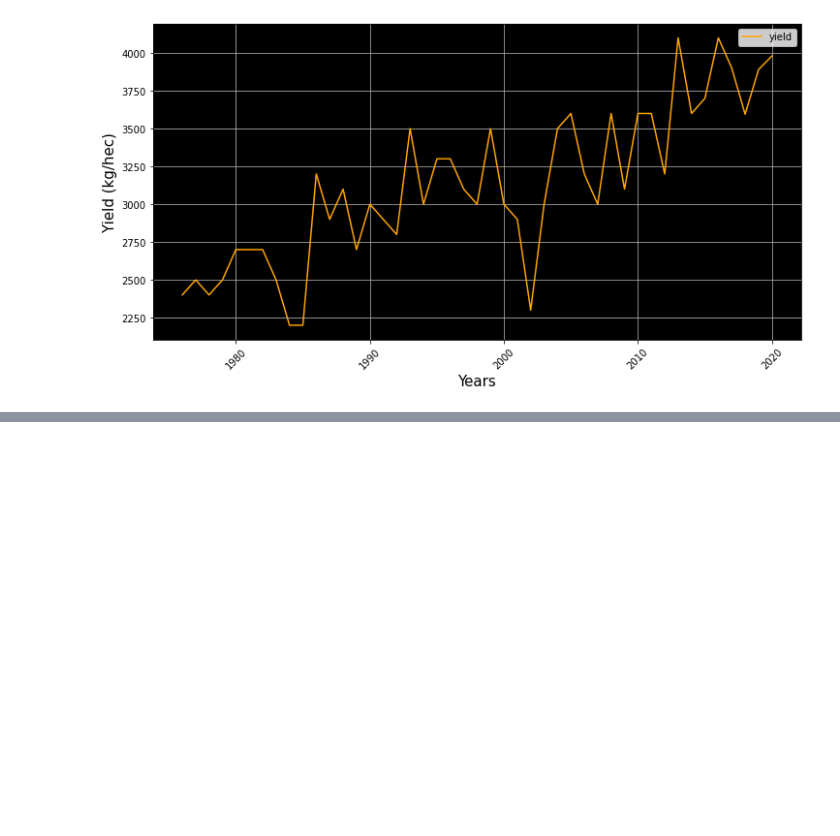
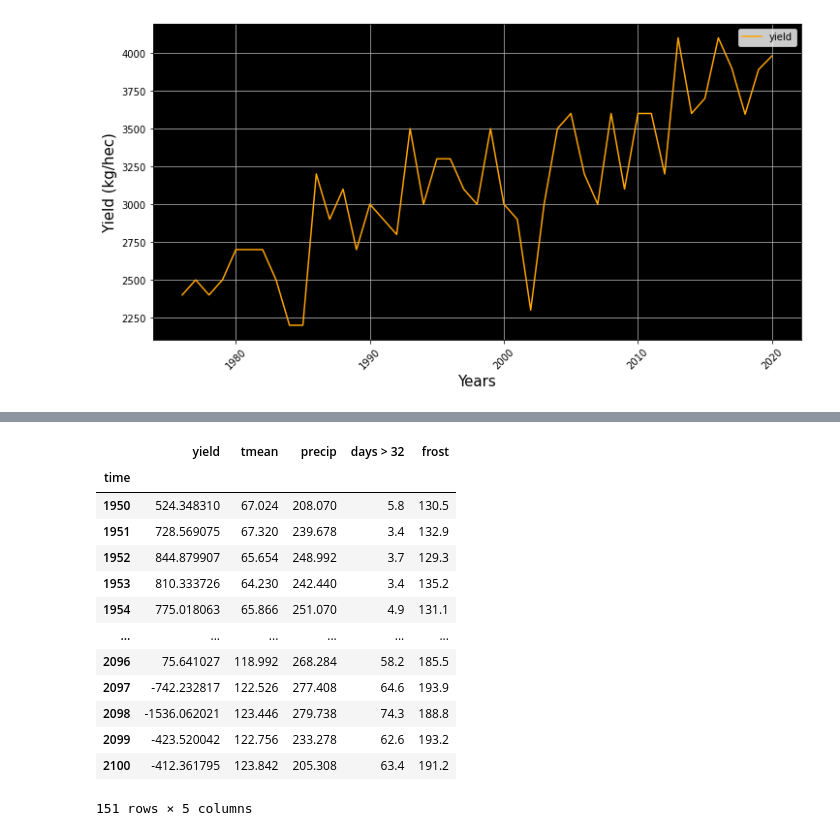
Before and after one commit to Edgar-Pacheco/TheoryMeshTeam10, a Jupyter notebook: yields/yields.ipynb, the cells around one changed output, grey strips where cells are left out. Saved outputs shown, nothing was run; the diff lists cells and outputs as text; code cells hidden in the pictures; blank space fills up the shorter version.

```diff
--- a/yields/yields.ipynb
+++ b/yields/yields.ipynb
@@ -142,0 +155,2 @@ crops
+# %%
+coeff = LR.coef_
@@ -142,0 +166,32 @@ crops
+# %%
+proj = pd.DataFrame()
+proj.index = frost.index
+proj['yield'] = crop['rcp85']['kg/hec']
+proj['tmean'] = DF['rcp85']
+proj['precip'] = get_precip(df,precip,'rcp85')
+proj['days > 32'] = tmax['rcp85']
+proj['frost'] = frost['rcp85']
+# %%
+proj['yield'] = proj['yield'].fillna(0)
+# %%
+for index in proj.index:
+    if proj.loc[index,'yield'] == 0:
+        proj.loc[index,'yield'] = LR.intercept_ + coeff[0]*index + coeff[1]*proj.loc[index,'days > 32'] + \
+        coeff[2]*proj.loc[index,'frost'] + coeff[3]*proj.loc[index,'precip'] + coeff[4]*proj.loc[index,'tmean']
+# %%
+proj
+# %% [output]
+|  | yield | tmean | precip | days > 32 | frost |
+| time |  |  |  |  |  |
+| 1950 | 524.348310 | 67.024 | 208.070 | 5.8 | 130.5 |
+| 1951 | 728.569075 | 67.320 | 239.678 | 3.4 | 132.9 |
+| 1952 | 844.879907 | 65.654 | 248.992 | 3.7 | 129.3 |
+| 1953 | 810.333726 | 64.230 | 242.440 | 3.4 | 135.2 |
+| 1954 | 775.018063 | 65.866 | 251.070 | 4.9 | 131.1 |
+| ... | ... | ... | ... | ... | ... |
+| 2096 | 75.641027 | 118.992 | 268.284 | 58.2 | 185.5 |
+| 2097 | -742.232817 | 122.526 | 277.408 | 64.6 | 193.9 |
+| 2098 | -1536.062021 | 123.446 | 279.738 | 74.3 | 188.8 |
+| 2099 | -423.520042 | 122.756 | 233.278 | 62.6 | 193.2 |
+| 2100 | -412.361795 | 123.842 | 205.308 | 63.4 | 191.2 |
+151 rows × 5 columns
```
Also changed, not shown: parts of 15 cells of this notebook, 6 other files.
